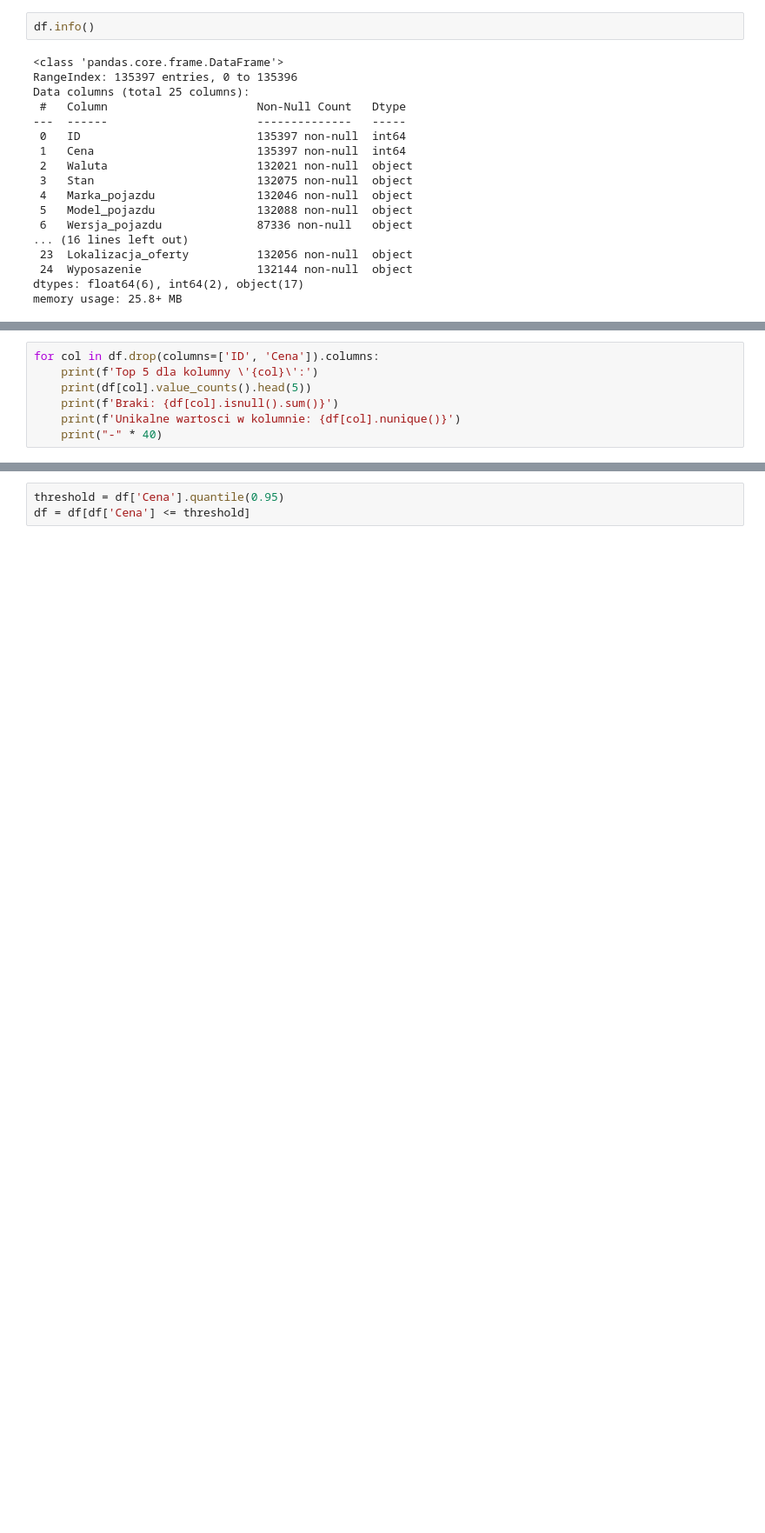
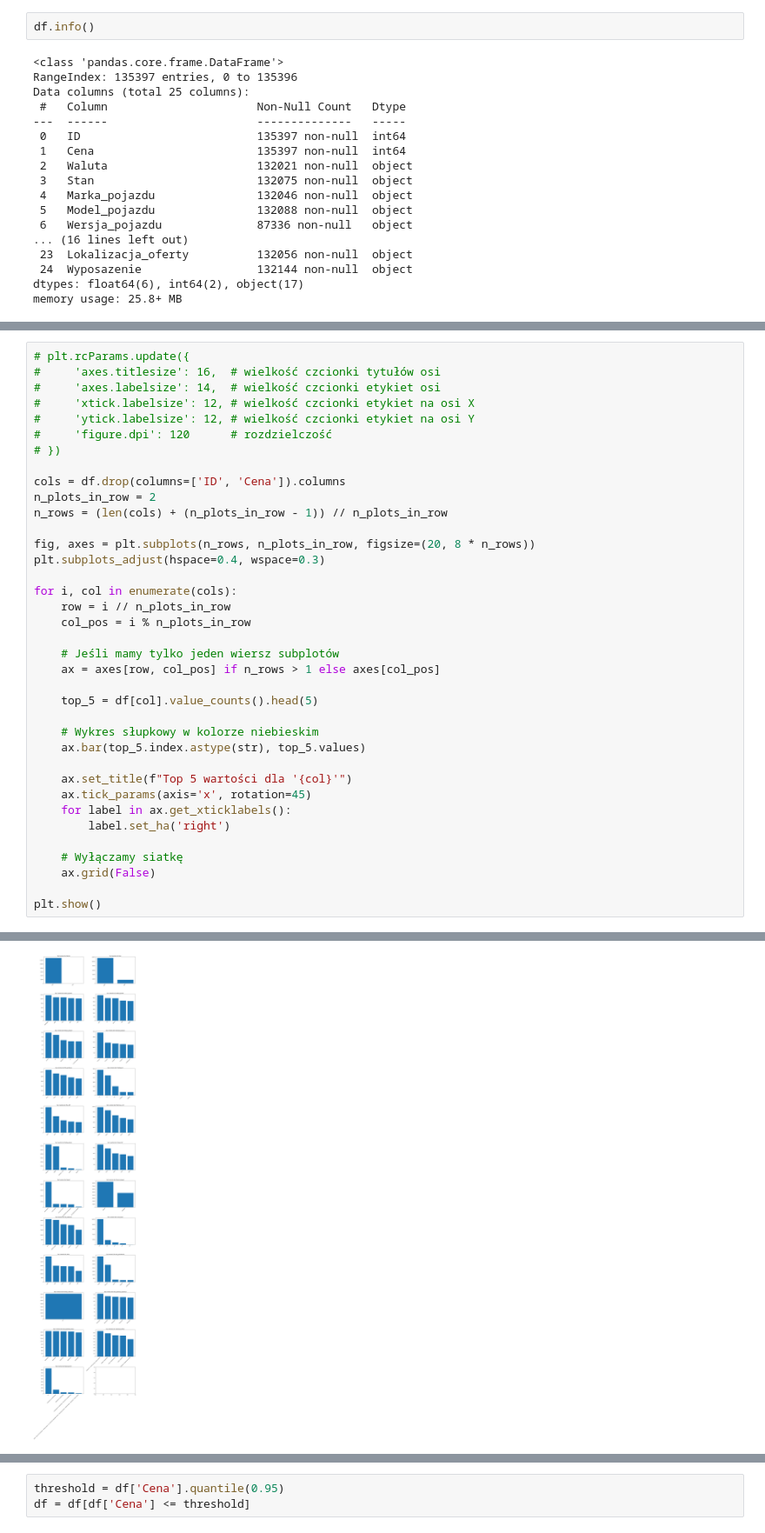
Before and after one commit to urszkam/ds-recruitment-challenge, a Jupyter notebook: notebooks/eda.ipynb, the cells around one changed output, grey strips where cells are left out. Shown at 87% size. Cells and saved outputs as stored; diff of their text form; blank space fills up the shorter version.

```diff
--- a/notebooks/eda.ipynb
+++ b/notebooks/eda.ipynb
@@ -103,8 +86,38 @@ Sprawdzamy frekwencję najczęstszych wartości z każdej kolumny:
 # %%
-for col in df.drop(columns=['ID', 'Cena']).columns:
-    print(f'Top 5 dla kolumny \'{col}\':')
-    print(df[col].value_counts().head(5))
-    print(f'Braki: {df[col].isnull().sum()}')
-    print(f'Unikalne wartosci w kolumnie: {df[col].nunique()}')
-    print("-" * 40)
+# plt.rcParams.update({
+#     'axes.titlesize': 16,  # wielkość czcionki tytułów osi
+#     'axes.labelsize': 14,  # wielkość czcionki etykiet osi
+#     'xtick.labelsize': 12, # wielkość czcionki etykiet na osi X
+#     'ytick.labelsize': 12, # wielkość czcionki etykiet na osi Y
+#     'figure.dpi': 120      # rozdzielczość
+# })
+
+cols = df.drop(columns=['ID', 'Cena']).columns
+n_plots_in_row = 2
+n_rows = (len(cols) + (n_plots_in_row - 1)) // n_plots_in_row
+
+fig, axes = plt.subplots(n_rows, n_plots_in_row, figsize=(20, 8 * n_rows))
+plt.subplots_adjust(hspace=0.4, wspace=0.3)
+
+for i, col in enumerate(cols):
+    row = i // n_plots_in_row
+    col_pos = i % n_plots_in_row
+
+    # Jeśli mamy tylko jeden wiersz subplotów
+    ax = axes[row, col_pos] if n_rows > 1 else axes[col_pos]
+
+    top_5 = df[col].value_counts().head(5)
+
+    # Wykres słupkowy w kolorze niebieskim
+    ax.bar(top_5.index.astype(str), top_5.values)
+
+    ax.set_title(f"Top 5 wartości dla '{col}'")
+    ax.tick_params(axis='x', rotation=45)
+    for label in ax.get_xticklabels():
+        label.set_ha('right')
+
+    # Wyłączamy siatkę
+    ax.grid(False)
+
+plt.show()
 # %% [output]
@@ -127,0 +124 @@ Unikalne wartosci w kolumnie: 114138
+[figure, added]
```
Also changed, not shown: parts of 39 cells of this notebook.
